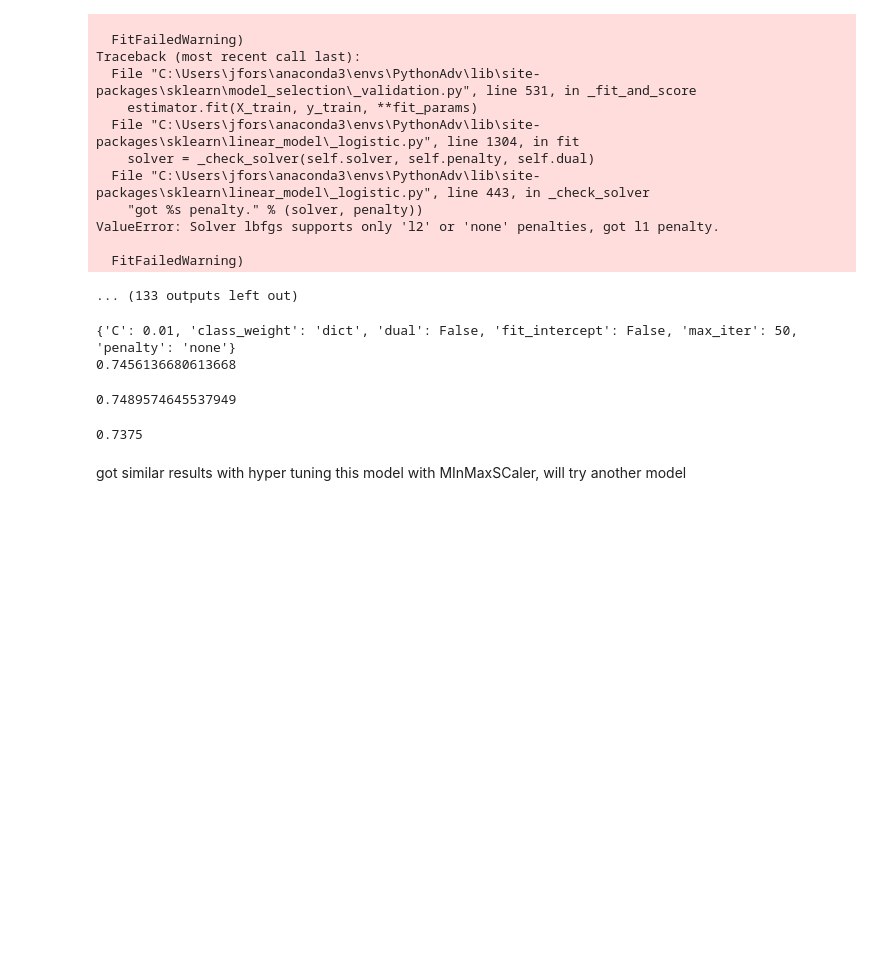
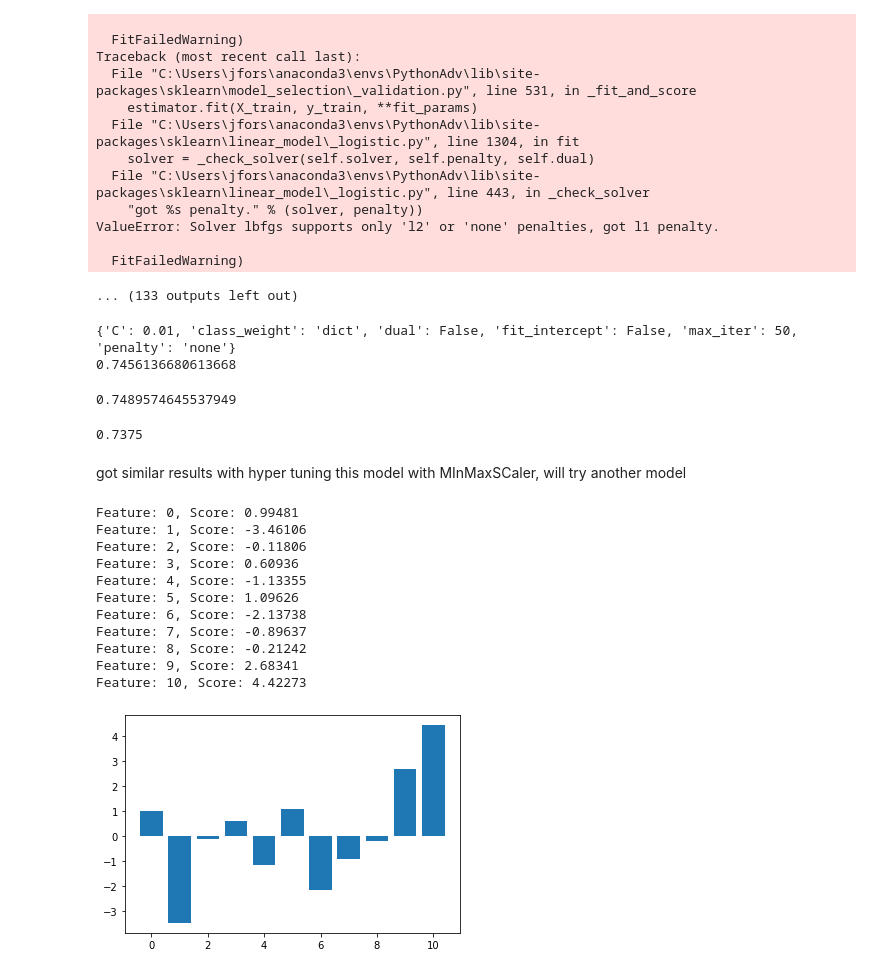
Before and after one commit to JeniLam/Wine_Quality_Predictor, a Jupyter notebook: red_Logistic_MinMacScaler.ipynb, the cells around one changed output. Saved outputs shown, nothing was run; the diff lists cells and outputs as text; code cells hidden in the pictures; blank space fills up the shorter version.

```diff
--- a/red_Logistic_MinMacScaler.ipynb
+++ b/red_Logistic_MinMacScaler.ipynb
@@ -408,3 +408,28 @@ grid_minmax.score(X_test_scaled, y_test)
 0.7375
 # %% [markdown]
 got similar results with hyper tuning this model with MInMaxSCaler, will try another model
+# %%
+
+from matplotlib import pyplot
+
+# # get importance
+importance = classifier.coef_[0]
+# summarize feature importance
+for i,v in enumerate(importance):
+	print('Feature: %0d, Score: %.5f' % (i,v))
+# plot feature importance
+pyplot.bar([x for x in range(len(importance))], importance)
+pyplot.show()
+# %% [output]
+Feature: 0, Score: 0.99481
+Feature: 1, Score: -3.46106
+Feature: 2, Score: -0.11806
+Feature: 3, Score: 0.60936
+Feature: 4, Score: -1.13355
+Feature: 5, Score: 1.09626
+Feature: 6, Score: -2.13738
+Feature: 7, Score: -0.89637
+Feature: 8, Score: -0.21242
+Feature: 9, Score: 2.68341
+Feature: 10, Score: 4.42273
+[figure, added]
```
Also changed, not shown: parts of 9 cells of this notebook, 1 other file.
